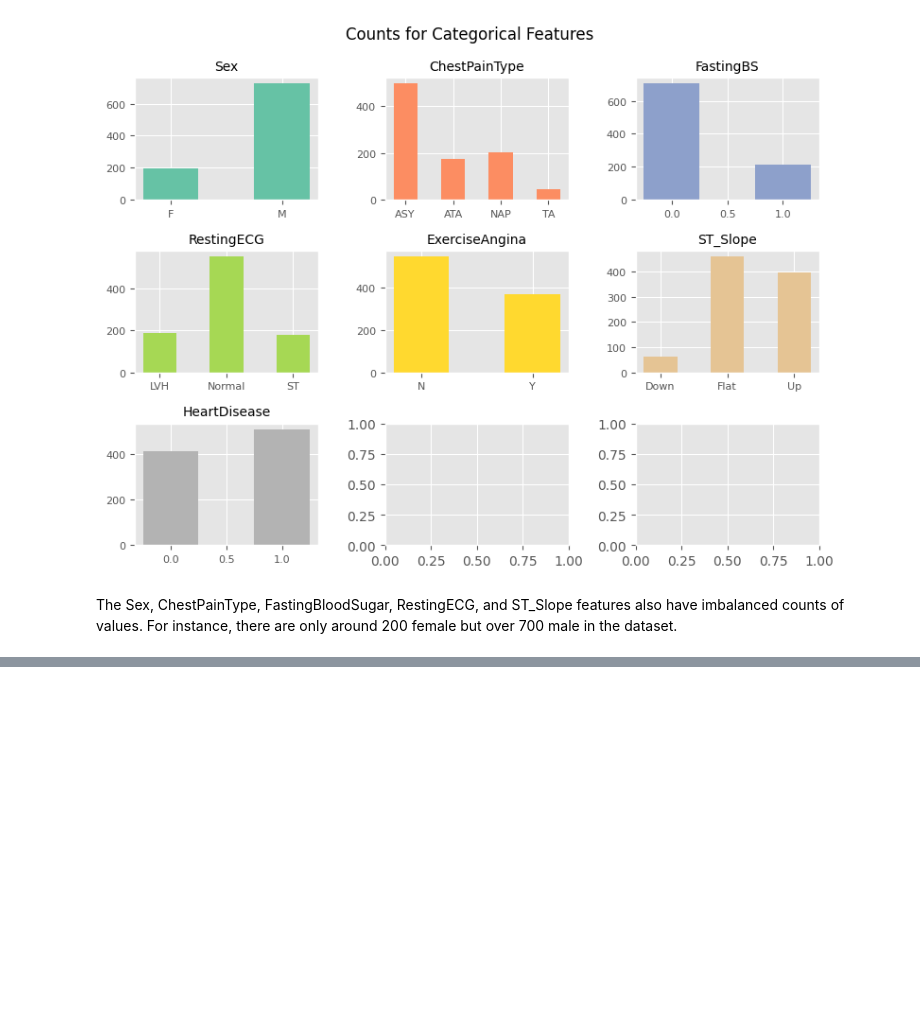
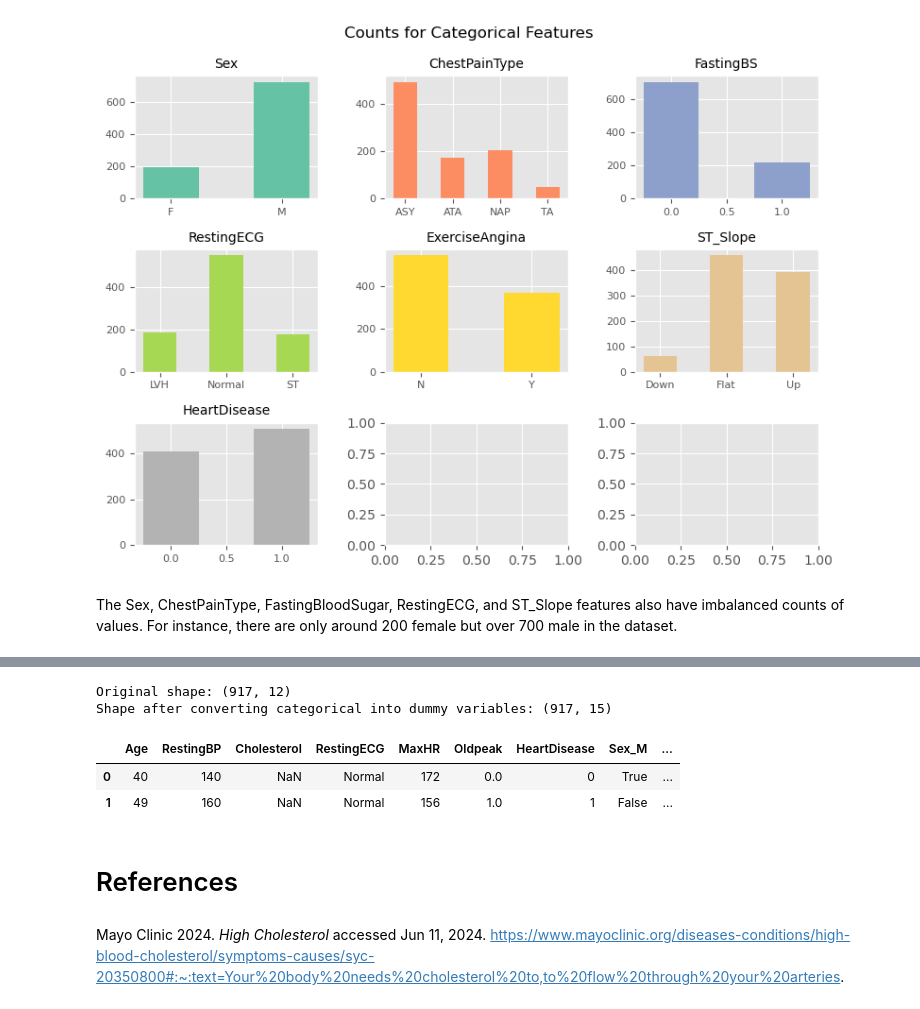
Before and after one commit to moscmh/heart_disease, a Jupyter notebook: heart.ipynb, the cells around one changed output, grey strips where cells are left out. Saved outputs shown, nothing was run; the diff lists cells and outputs as text; code cells hidden in the pictures; blank space fills up the shorter version.

```diff
--- a/heart.ipynb
+++ b/heart.ipynb
@@ -116,0 +184,17 @@ array([0, 1, 2, 3, 4])
+# %%
+# median of Cholesterol for HeartDisease == 0
+med_0 = heart[heart['HeartDisease']==0]['Cholesterol'].median()
+# median of Cholesterol for HeartDisease == 1
+med_1 = heart[heart['HeartDisease']==1]['Cholesterol'].median()
+print("Median of Cholesterol for people with Heart Disease:", med_0)
+print("Median of Cholesterol for people without Heart Disease:", med_1)
+# replace 0 values with medians accordingly to new dataframe h1
+print("Number of rows with Cholesterol equals 0 BEFORE replacement:", h1[h1['Cholesterol']==0].shape[0])
+def replace_cholesterol(row):
+    if row['Cholesterol']==0:
+        if row['HeartDisease']==0:
+            return med_0
+        else:
+            return med_1
+h1['Cholesterol'] = h1.apply(replace_cholesterol, axis=1)
+print("Number of rows with Cholesterol equals 0 AFTER replacement:", h1[h1['Cholesterol']==0].shape[0])
@@ -116,0 +217,15 @@ array([0, 1, 2, 3, 4])
+# %%
+print("Original shape:", h1.shape)
+h1 = pd.get_dummies(h1, columns=['Sex','ChestPainType','FastingBS','ExerciseAngina','ST_Slope'], drop_first=True)
+print("Shape after converting categorical into dummy variables:", h1.shape)
+h1.head(2)
+# %% [output]
+Original shape: (917, 12)
+Shape after converting categorical into dummy variables: (917, 15)
+|  | Age | RestingBP | Cholesterol | RestingECG | MaxHR | Oldpeak | HeartDisease | Sex_M | ... |
+| 0 | 40 | 140 | NaN | Normal | 172 | 0.0 | 0 | True | ... |
+| 1 | 49 | 160 | NaN | Normal | 156 | 1.0 | 1 | False | ... |
+# %% [markdown]
+# References
+# %% [markdown]
+Mayo Clinic 2024. *High Cholesterol* accessed Jun 11, 2024. https://www.mayoclinic.org/diseases-conditions/high-blood-cholesterol/symptoms-causes/syc-20350800#:~:text=Your%20body%20needs%20cholesterol%20to,to%20flow%20through%20your%20arteries.
```
Also changed, not shown: parts of 16 cells of this notebook.
